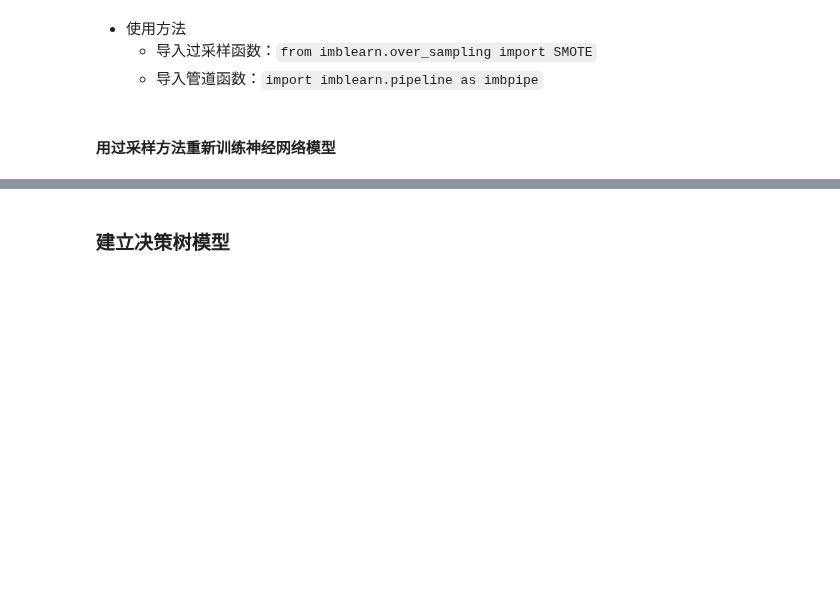
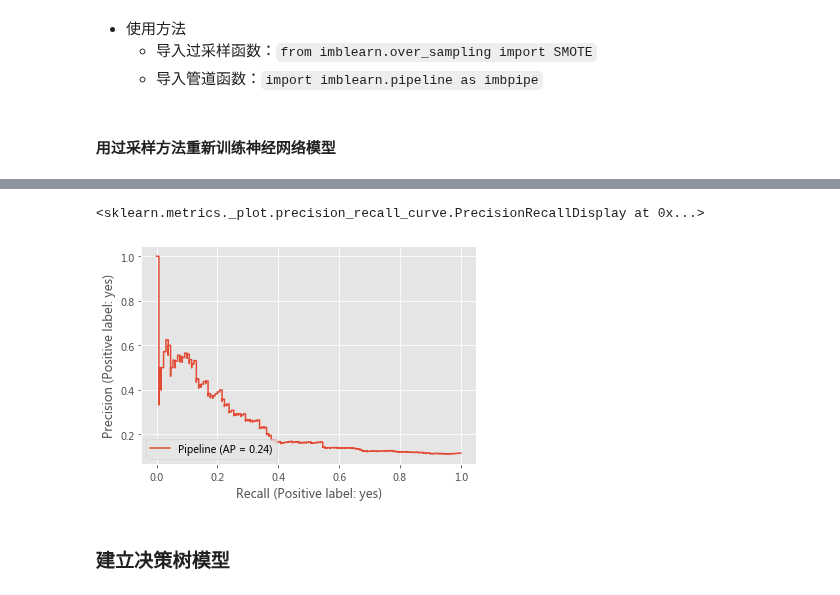
Before and after one commit to christinemu/biz-mining, a Jupyter notebook: classificationSupplement.ipynb, the cells around one changed output, grey strips where cells are left out. Cells and saved outputs as stored; diff of their text form; code cells hidden in the pictures; blank space fills up the shorter version.

```diff
--- a/classificationSupplement.ipynb
+++ b/classificationSupplement.ipynb
@@ -778,10 +815,10 @@ import imblearn.pipeline as imbpipe
 dmImbPipe = imbpipe.Pipeline([
     ('scl',StandardScaler()),
     ('sampling',SMOTE(random_state=0,n_jobs=-1)),
-    ('ann',MLPClassifier(hidden_layer_sizes=(9,),solver='adam',activation='relu',learning_rate='constant',max_iter=3000,random_state=12))
+    ('ann',MLPClassifier(solver='lbfgs',max_iter=3000,random_state=12))
 ])
 # %%
-dmImbGs = GridSearchCV(estimator=dmImbPipe,param_grid=dmParams,scoring=recall_scorer,cv=5,n_jobs=-1)
+dmImbGs = GridSearchCV(estimator=dmImbPipe,param_grid=dmParams,scoring=recall_scorer,cv=5,n_jobs=2)
 # %%
 %%time
 dmImbGs.fit(dmTrX,dmTrY)
@@ -832,3 +865,8 @@ print(f'建立的神经网络模型在检验集上对订阅的召回率是{metri
+# %%
+metrics.plot_precision_recall_curve(dmImbAnnOpt,dmTeX,dmTeY,pos_label="yes")
+# %% [output]
+<sklearn.metrics._plot.precision_recall_curve.PrecisionRecallDisplay at 0x...>
+[figure, added]
 # %% [markdown]
 ### 建立决策树模型
 # %% [markdown]
```
Also changed, not shown: parts of 59 cells of this notebook.
